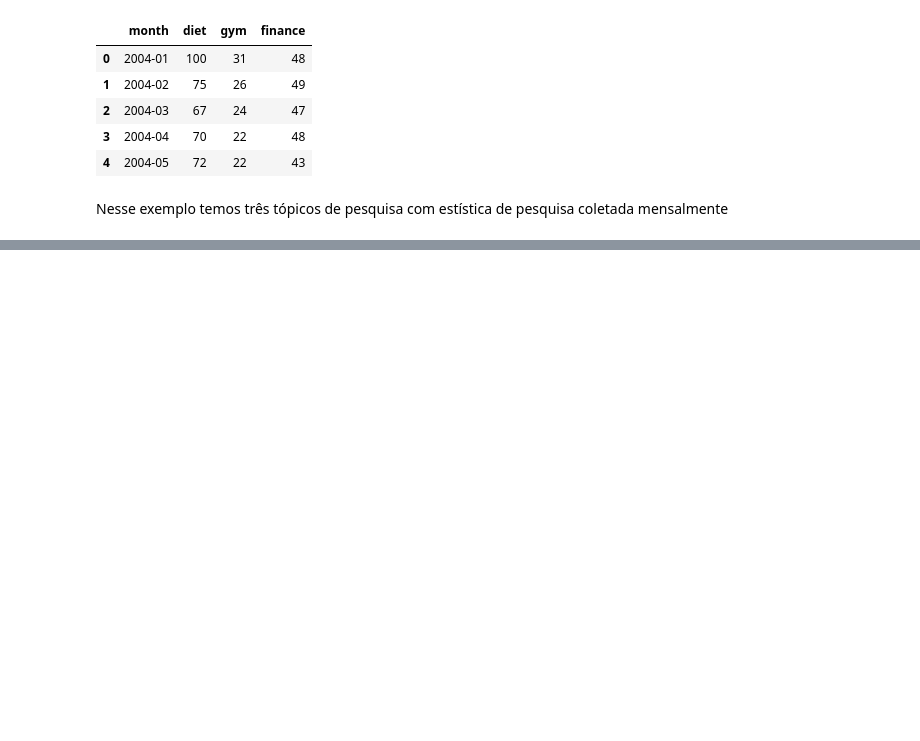
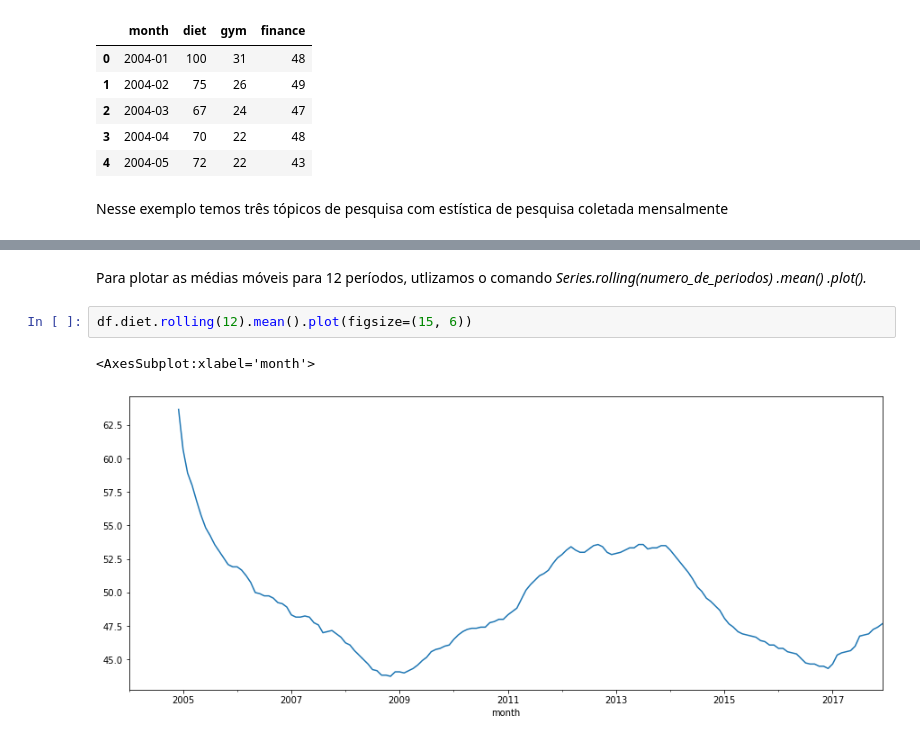
Before and after one commit to Pedro-Landin/Time_Series, a Jupyter notebook: pandas_series1.ipynb, the cells around one changed output, grey strips where cells are left out. Cells and saved outputs as stored; diff of their text form; blank space fills up the shorter version.

```diff
--- a/pandas_series1.ipynb
+++ b/pandas_series1.ipynb
@@ -29,0 +124,7 @@ Nesse exemplo temos três tópicos de pesquisa com estística de pesquisa coleta
+# %% [markdown]
+Para plotar as médias móveis para 12 períodos, utlizamos o comando *Series.rolling(numero_de_periodos) .mean() .plot().*
+# %%
+df.diet.rolling(12).mean().plot(figsize=(15, 6))
+# %% [output]
+<AxesSubplot:xlabel='month'>
+[figure, added]
```
Also changed, not shown: parts of 19 cells of this notebook.
